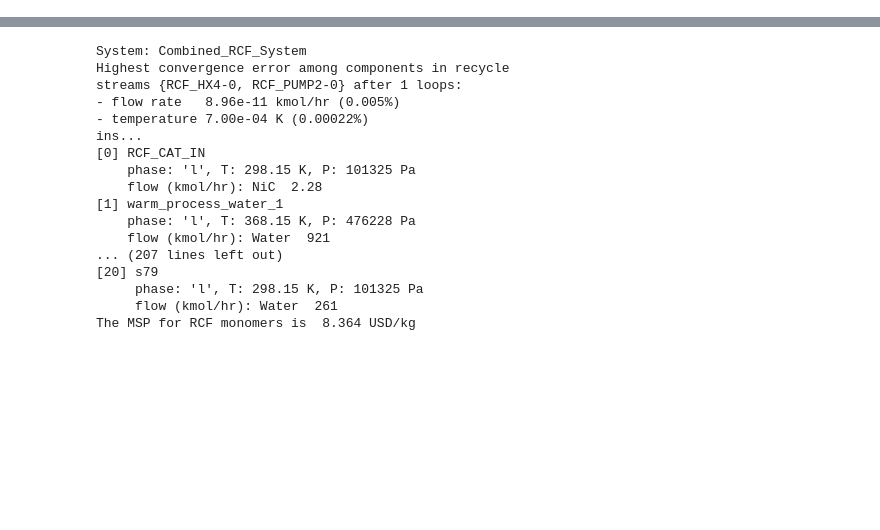
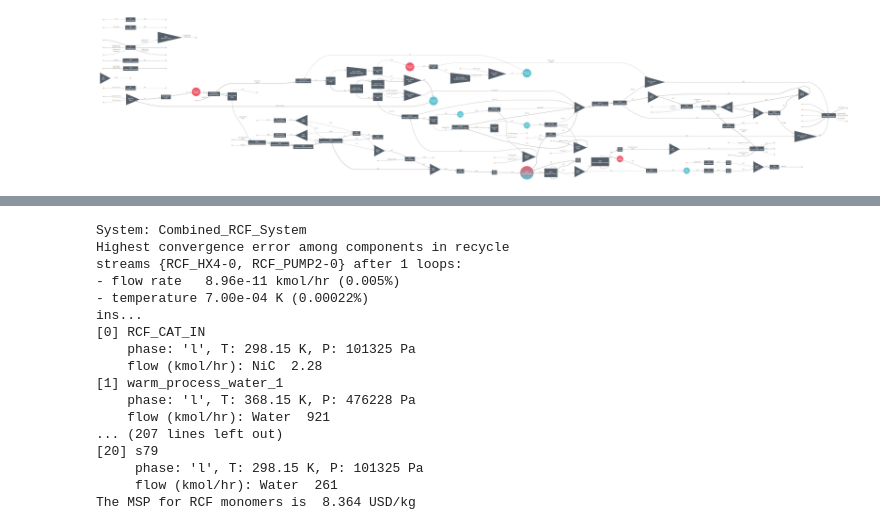
Before and after one commit to H-Wadgama/ATJ, a Jupyter notebook: scripts/xix.ipynb, the cells around one changed output, grey strips where cells are left out. Drawn from its saved outputs; the diff is of its cells as text; code cells hidden in the pictures; blank space fills up the shorter version.

```diff
--- a/scripts/xix.ipynb
+++ b/scripts/xix.ipynb
@@ -116 +144,5 @@ The MSP for RCF monomers is  8.156 USD/kg
+# %%
+combined_system.diagram(format = 'png')
+# %% [output]
+[figure, added]
 # %%
```
Also changed, not shown: parts of 4 cells of this notebook, 4 other files.
